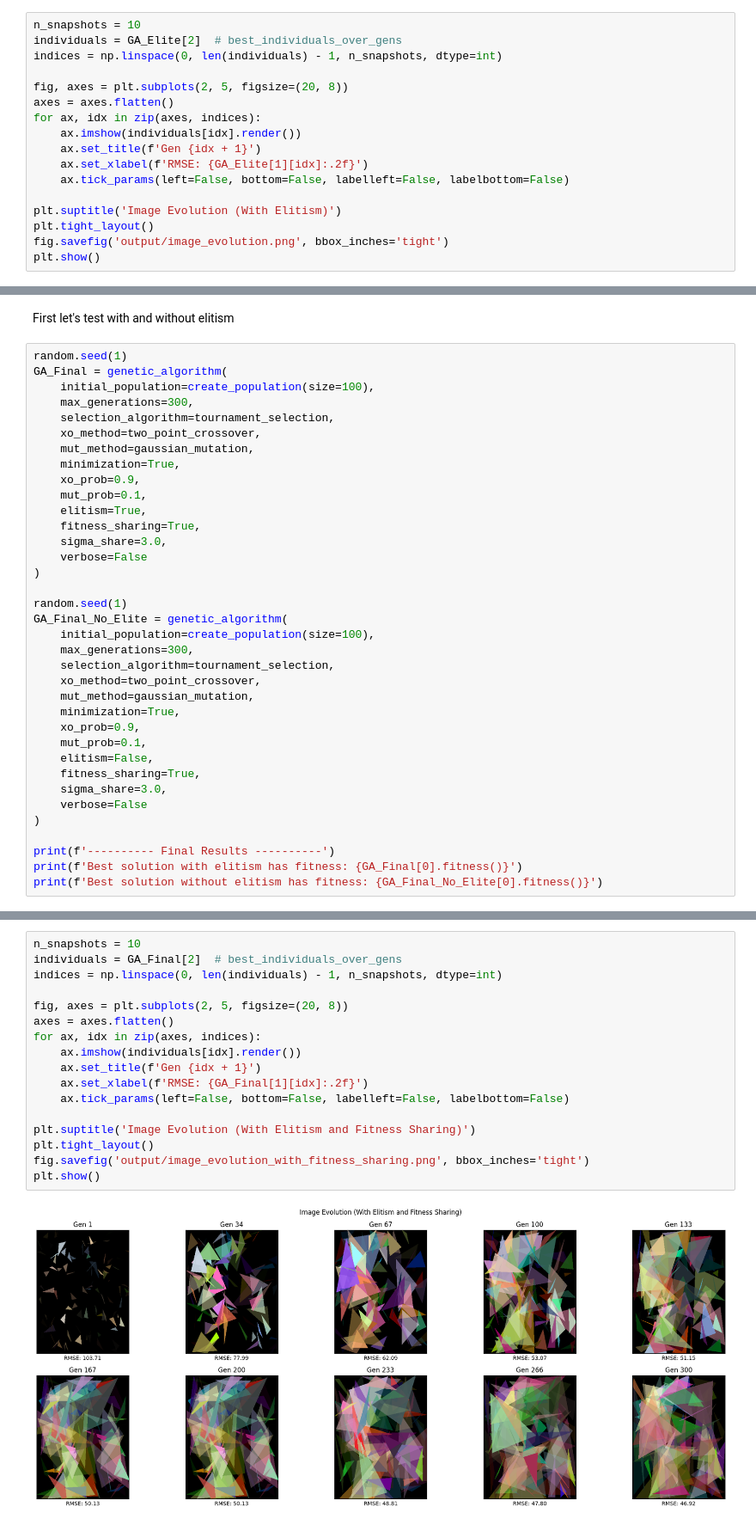
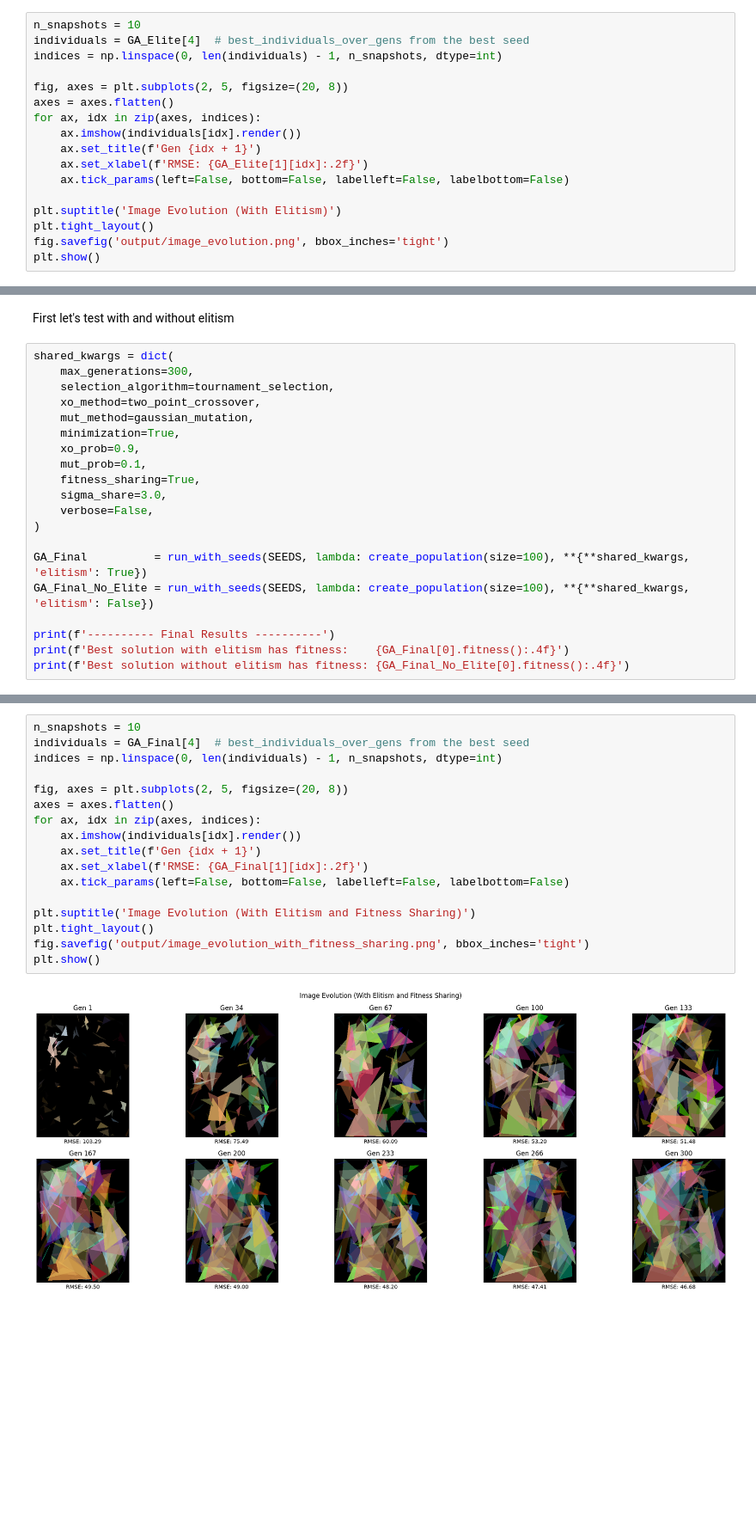
Before and after one commit to Diogo-Alex-Castanheira/Computacional_Intelligence_for_Optimization, a Jupyter notebook: Computacional_Intelligence_for_Optimization/girl_with_pearl.ipynb, the cells around one changed output, grey strips where cells are left out. Shown at 86% size. Drawn from its saved outputs; the diff is of its cells as text; blank space fills up the shorter version.

```diff
--- a/Computacional_Intelligence_for_Optimization/girl_with_pearl.ipynb
+++ b/Computacional_Intelligence_for_Optimization/girl_with_pearl.ipynb
@@ -378,7 +381,7 @@ plt.show()
 Let's see the evolution through the generations
 # %%
 n_snapshots = 10
-individuals = GA_Elite[2]  # best_individuals_over_gens
+individuals = GA_Elite[4]  # best_individuals_over_gens from the best seed
 indices = np.linspace(0, len(individuals) - 1, n_snapshots, dtype=int)
 
 fig, axes = plt.subplots(2, 5, figsize=(20, 8))
@@ -679,9 +555,7 @@ Now we're going to select the best methods from the ablation study, we're going
 # %% [markdown]
 First let's test with and without elitism
 # %%
-random.seed(1)
-GA_Final = genetic_algorithm(
-    initial_population=create_population(size=100),
+shared_kwargs = dict(
     max_generations=300,
     selection_algorithm=tournament_selection,
     xo_method=two_point_crossover,
@@ -689,29 +563,15 @@ GA_Final = genetic_algorithm(
     minimization=True,
     xo_prob=0.9,
     mut_prob=0.1,
-    elitism=True,
     fitness_sharing=True,
     sigma_share=3.0,
-    verbose=False
+    verbose=False,
 )
 
-random.seed(1)
-GA_Final_No_Elite = genetic_algorithm(
-    initial_population=create_population(size=100),
-    max_generations=300,
-    selection_algorithm=tournament_selection,
-    xo_method=two_point_crossover,
-    mut_method=gaussian_mutation,
-    minimization=True,
-    xo_prob=0.9,
-    mut_prob=0.1,
-    elitism=False,
-    fitness_sharing=True,
-    sigma_share=3.0,
-    verbose=False
-)
+GA_Final          = run_with_seeds(SEEDS, lambda: create_population(size=100), **{**shared_kwargs, 'elitism': True})
+GA_Final_No_Elite = run_with_seeds(SEEDS, lambda: create_population(size=100), **{**shared_kwargs, 'elitism': False})
 
 print(f'---------- Final Results ----------')
-print(f'Best solution with elitism has fitness: {GA_Final[0].fitness()}')
-print(f'Best solution without elitism has fitness: {GA_Final_No_Elite[0].fitness()}')
+print(f'Best solution with elitism has fitness:    {GA_Final[0].fitness():.4f}')
+print(f'Best solution without elitism has fitness: {GA_Final_No_Elite[0].fitness():.4f}')
 # %% [output]
@@ -772,20 +620,20 @@ plt.show()
 # %%
 n_snapshots = 10
-individuals = GA_Final[2]  # best_individuals_over_gens
+individuals = GA_Final[4]  # best_individuals_over_gens from the best seed
 indices = np.linspace(0, len(individuals) - 1, n_snapshots, dtype=int)
 
 fig, axes = plt.subplots(2, 5, figsize=(20, 8))
 axes = axes.flatten()
 for ax, idx in zip(axes, indices):
     ax.imshow(individuals[idx].render())
     ax.set_title(f'Gen {idx + 1}')
     ax.set_xlabel(f'RMSE: {GA_Final[1][idx]:.2f}')
     ax.tick_params(left=False, bottom=False, labelleft=False, labelbottom=False)
 
 plt.suptitle('Image Evolution (With Elitism and Fitness Sharing)')
 plt.tight_layout()
 fig.savefig('output/image_evolution_with_fitness_sharing.png', bbox_inches='tight')
 plt.show()
 # %% [output]
-[figure, old version]
+[figure, new version]
 # %%
```
Also changed, not shown: parts of 28 cells of this notebook, 14 other files.
